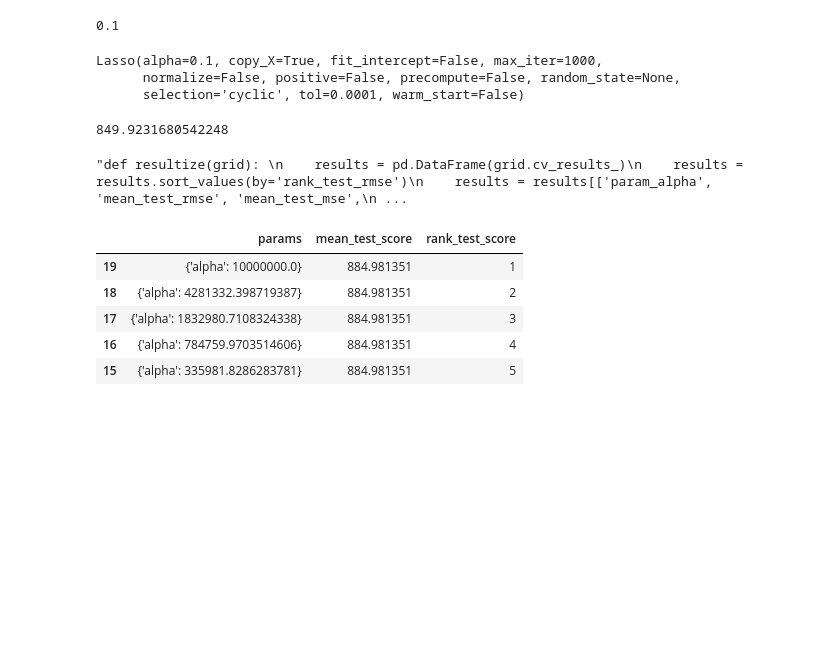
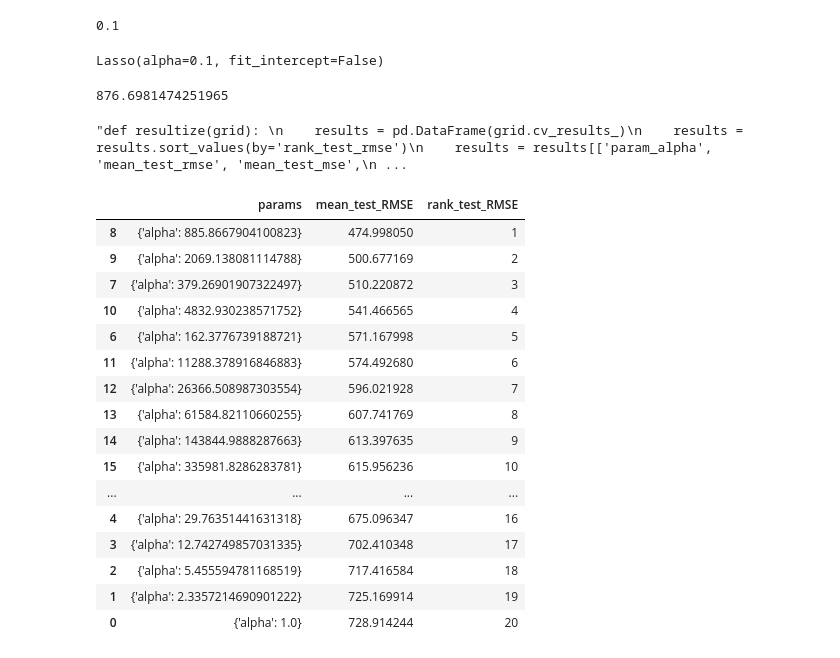
Before and after one commit to ThomasMeb/Anticiper_besoins_des_batiments, a Jupyter notebook: EmissionsCO2.ipynb, the cells around one changed output. Saved outputs shown, nothing was run; the diff lists cells and outputs as text; code cells hidden in the pictures; blank space fills up the shorter version.

```diff
--- a/EmissionsCO2.ipynb
+++ b/EmissionsCO2.ipynb
@@ -80,4 +80,4 @@ Name: TotalGHGEmissions, dtype: float64
 # %%
 std_scale = StandardScaler().fit(X)
 X_scale = std_scale.transform(X)
-X_train, X_test, y_train, y_test = train_test_split(X, y, test_size=0.2, random_state=7)
+X_train, X_test, y_train, y_test = train_test_split(X_scale, y, test_size=0.2, random_state=7)
@@ -228,13 +206,11 @@ alphas[errors.index(min(errors))]
 lasso.set_params(alpha = alphas[errors.index(min(errors))])
 lasso.fit(X_train, y_train)
 # %% [output]
-Lasso(alpha=0.1, copy_X=True, fit_intercept=False, max_iter=1000,
-      normalize=False, positive=False, precompute=False, random_state=None,
-      selection='cyclic', tol=0.0001, warm_start=False)
+Lasso(alpha=0.1, fit_intercept=False)
 # %%
 mean_squared_error(y_test, lasso.predict(X_test), squared=False)
 # %% [output]
-849.9231680542248
+876.6981474251965
 # %%
 rmse_scorer = make_scorer(np.sqrt, greater_is_better=True)
 mse_scorer = make_scorer(mean_squared_error, greater_is_better=True)
@@ -251,13 +228,13 @@ mae_scorer = make_scorer(mean_absolute_error, greater_is_better=True)
 # %% [output]
 "def resultize(grid): \n    results = pd.DataFrame(grid.cv_results_)\n    results = results.sort_values(by='rank_test_rmse')\n    results = results[['param_alpha', 'mean_test_rmse', 'mean_test_mse',\n ...
 # %%
-def resultize(grid):
+def resultize(grid, scoring):
 
     res = pd.DataFrame(grid.cv_results_)
     cols = [i for i in res.columns if "split" not in i]
-    res = res[cols].sort_values('rank_test_score')
-    res = res[['params', 'mean_test_score', 'std_test_score', 'rank_test_score']]
-    res['mean_test_score'] = (-res['mean_test_score'])
+    res = res[cols].sort_values(f'rank_test_{scoring}')
+    res = res[['params', f'mean_test_{scoring}', f'rank_test_{scoring}']]
+    res[f'mean_test_{scoring}'] = (-res[f'mean_test_{scoring}'])
     return res
 # %%
 def resultize_RMSE(grid):
@@ -268,15 +245,27 @@ def resultize_RMSE(grid):
       return results
 # %%
 params = {'alpha': np.logspace(0, 7, 20)}
+score = 'RMSE'
 grid_ridge = GridSearchCV(Ridge(), params, cv = 10,
-                  scoring = 'neg_root_mean_squared_error', n_jobs=-1)
+                  scoring = s, refit = score, n_jobs=-1)
 grid_ridge.fit(X_train, y_train)
 grid_ridge_best_params = grid_ridge.best_params_
-resultize_RMSE(grid_ridge).head()
+resultize(grid_ridge, score)
 # %% [output]
-|  | params | mean_test_score | rank_test_score |
-| 19 | {'alpha': 10000000.0} | 884.981351 | 1 |
-| 18 | {'alpha': 4281332.398719387} | 884.981351 | 2 |
-| 17 | {'alpha': 1832980.7108324338} | 884.981351 | 3 |
-| 16 | {'alpha': 784759.9703514606} | 884.981351 | 4 |
-| 15 | {'alpha': 335981.8286283781} | 884.981351 | 5 |
+|  | params | mean_test_RMSE | rank_test_RMSE |
+| 8 | {'alpha': 885.8667904100823} | 474.998050 | 1 |
+| 9 | {'alpha': 2069.138081114788} | 500.677169 | 2 |
+| 7 | {'alpha': 379.26901907322497} | 510.220872 | 3 |
+| 10 | {'alpha': 4832.930238571752} | 541.466565 | 4 |
+| 6 | {'alpha': 162.3776739188721} | 571.167998 | 5 |
+| 11 | {'alpha': 11288.378916846883} | 574.492680 | 6 |
+| 12 | {'alpha': 26366.508987303554} | 596.021928 | 7 |
+| 13 | {'alpha': 61584.82110660255} | 607.741769 | 8 |
+| 14 | {'alpha': 143844.9888287663} | 613.397635 | 9 |
+| 15 | {'alpha': 335981.8286283781} | 615.956236 | 10 |
+| ... | ... | ... | ... |
+| 4 | {'alpha': 29.76351441631318} | 675.096347 | 16 |
+| 3 | {'alpha': 12.742749857031335} | 702.410348 | 17 |
+| 2 | {'alpha': 5.455594781168519} | 717.416584 | 18 |
+| 1 | {'alpha': 2.3357214690901222} | 725.169914 | 19 |
+| 0 | {'alpha': 1.0} | 728.914244 | 20 |
```
Also changed, not shown: parts of 51 cells of this notebook, 3 other files.
